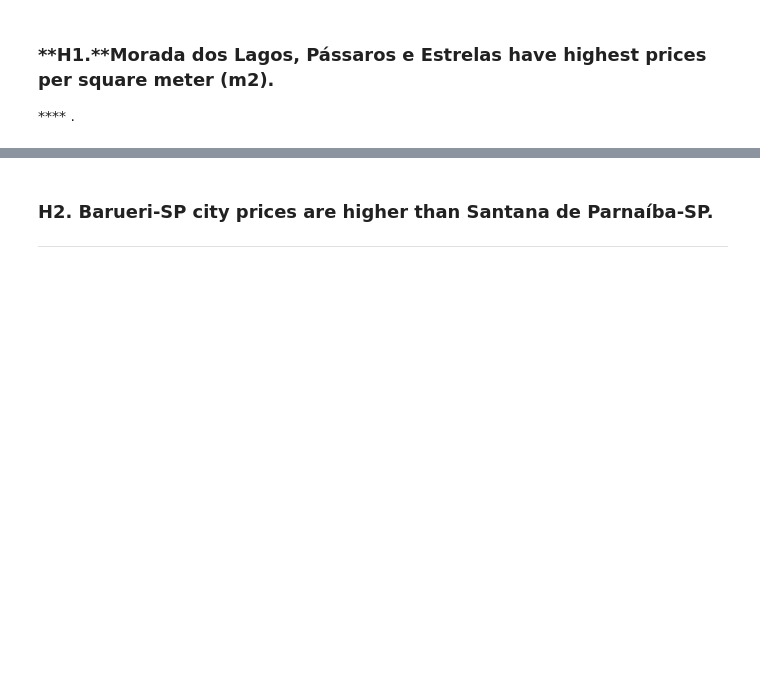
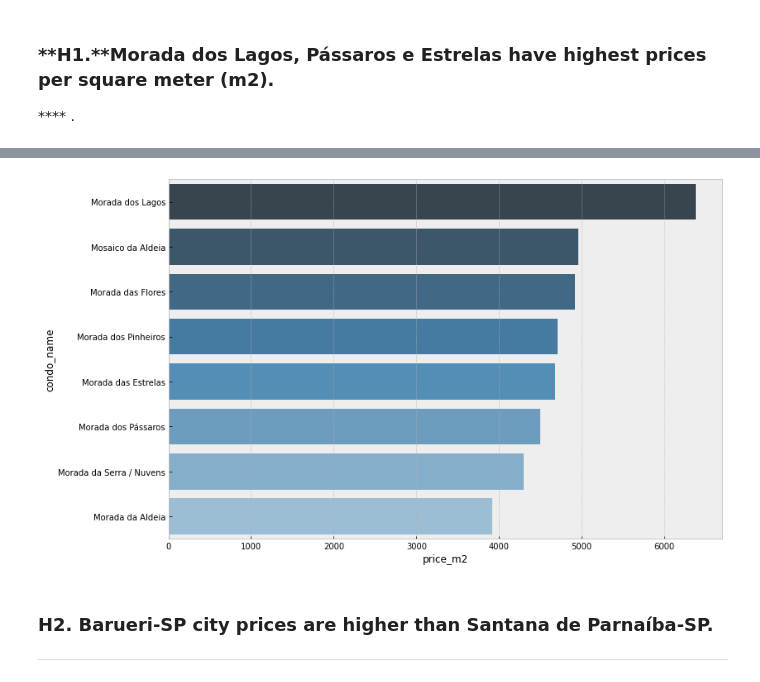
Before and after one commit to glaubercss/aldeia_realestate, a Jupyter notebook: notebooks/03_eda_aldeiarealstate.ipynb, the cells around one changed output, grey strips where cells are left out. Drawn from its saved outputs; the diff is of its cells as text; code cells hidden in the pictures; blank space fills up the shorter version.

```diff
--- a/notebooks/03_eda_aldeiarealstate.ipynb
+++ b/notebooks/03_eda_aldeiarealstate.ipynb
@@ -313,3 +310,10 @@ px.bar(data_frame = aux1,
+# %%
+aux1 = df4.groupby('condo_name')['price_m2'].mean().sort_values(ascending= False).reset_index()
+aux1['price_m2']= round(aux1['price_m2'],0)
+
+sns.barplot(data = aux1, y='condo_name', x='price_m2', palette="Blues_d");
+# %% [output]
+[figure, added]
 # %% [markdown]
 ### **H2.** Barueri-SP city prices are higher than Santana de Parnaíba-SP.
 ****
```
Also changed, not shown: parts of 32 cells of this notebook, 2 other files.
